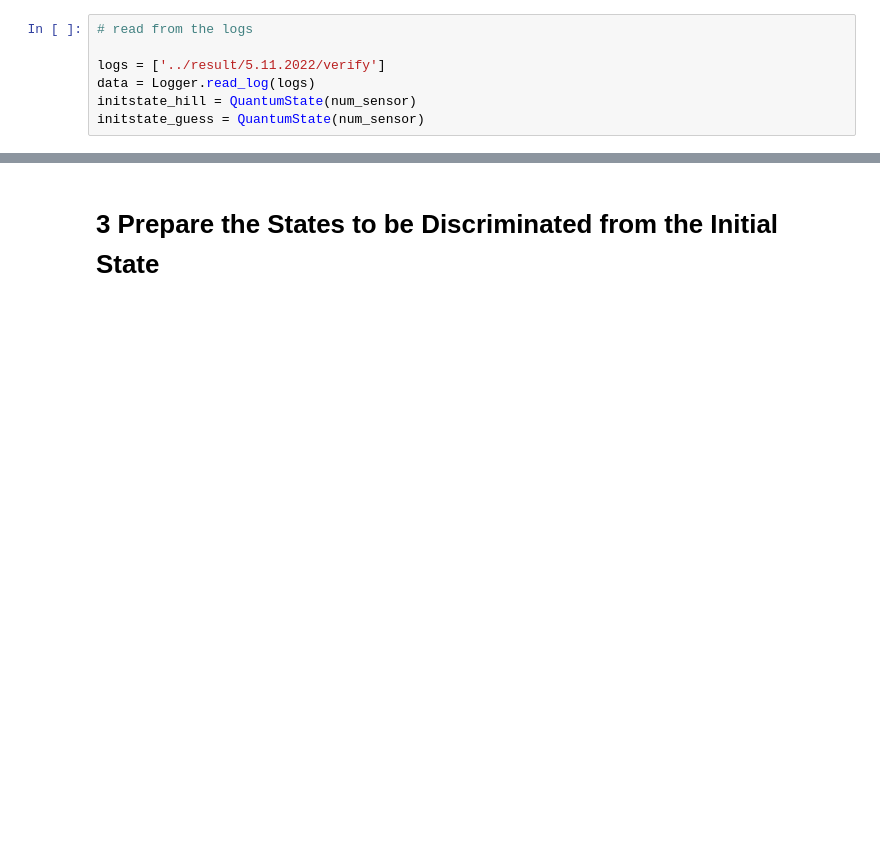
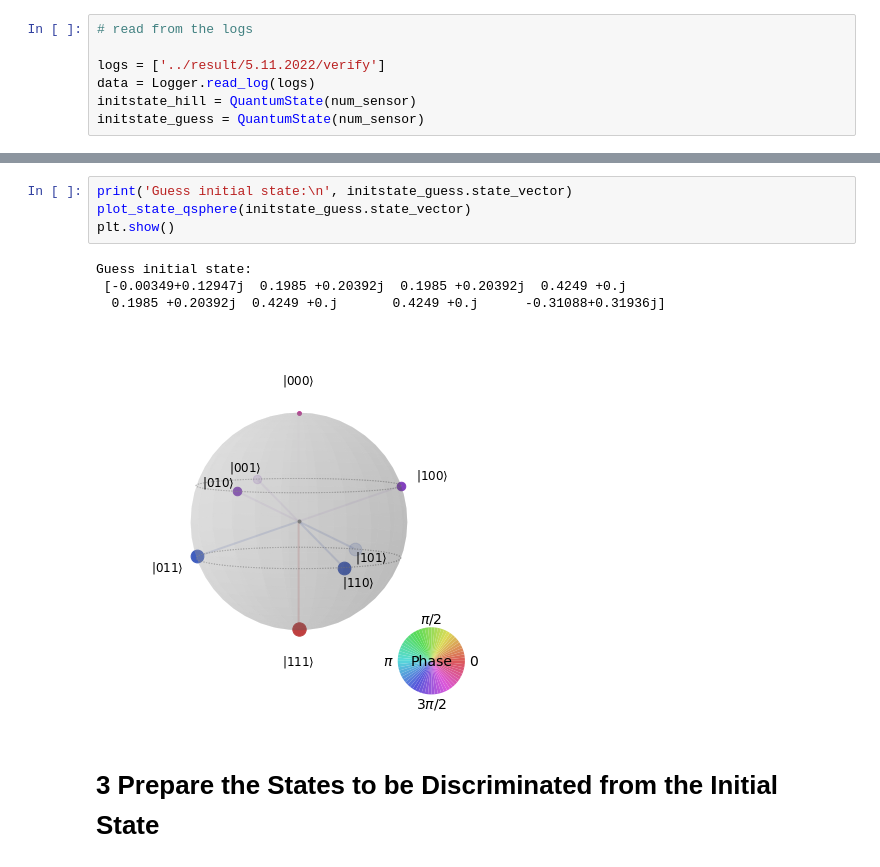
Before and after one commit to caitaozhan/QuantumSensorNetwork, a Jupyter notebook: simulation/verify.ipynb, the cells around one changed output, grey strips where cells are left out. Saved outputs shown, nothing was run; the diff lists cells and outputs as text; blank space fills up the shorter version.

```diff
--- a/simulation/verify.ipynb
+++ b/simulation/verify.ipynb
@@ -77,3 +81,12 @@ array([-0.00349+0.12947j,  0.1985 +0.20392j,  0.1985 +0.20392j,
+# %%
+print('Guess initial state:\n', initstate_guess.state_vector)
+plot_state_qsphere(initstate_guess.state_vector)
+plt.show()
+# %% [output]
+Guess initial state:
+ [-0.00349+0.12947j  0.1985 +0.20392j  0.1985 +0.20392j  0.4249 +0.j
+  0.1985 +0.20392j  0.4249 +0.j       0.4249 +0.j      -0.31088+0.31936j]
+[figure, added]
 # %% [markdown]
 # 3 Prepare the States to be Discriminated from the Initial State
 # %% [markdown]
```
Also changed, not shown: parts of 6 cells of this notebook.
